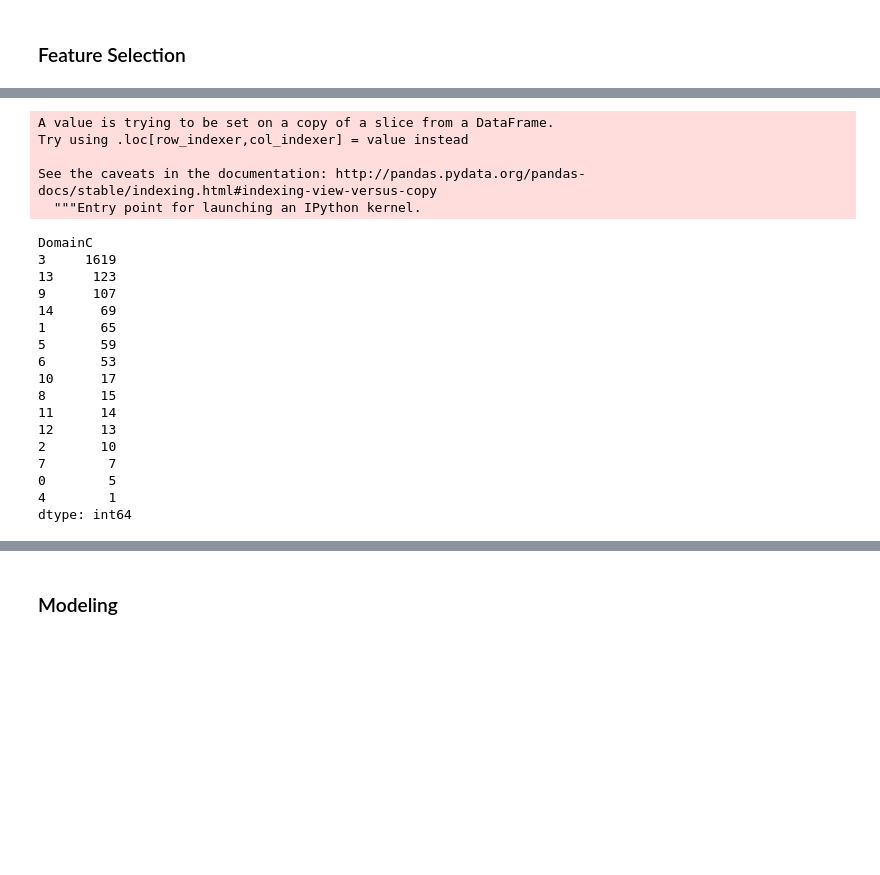
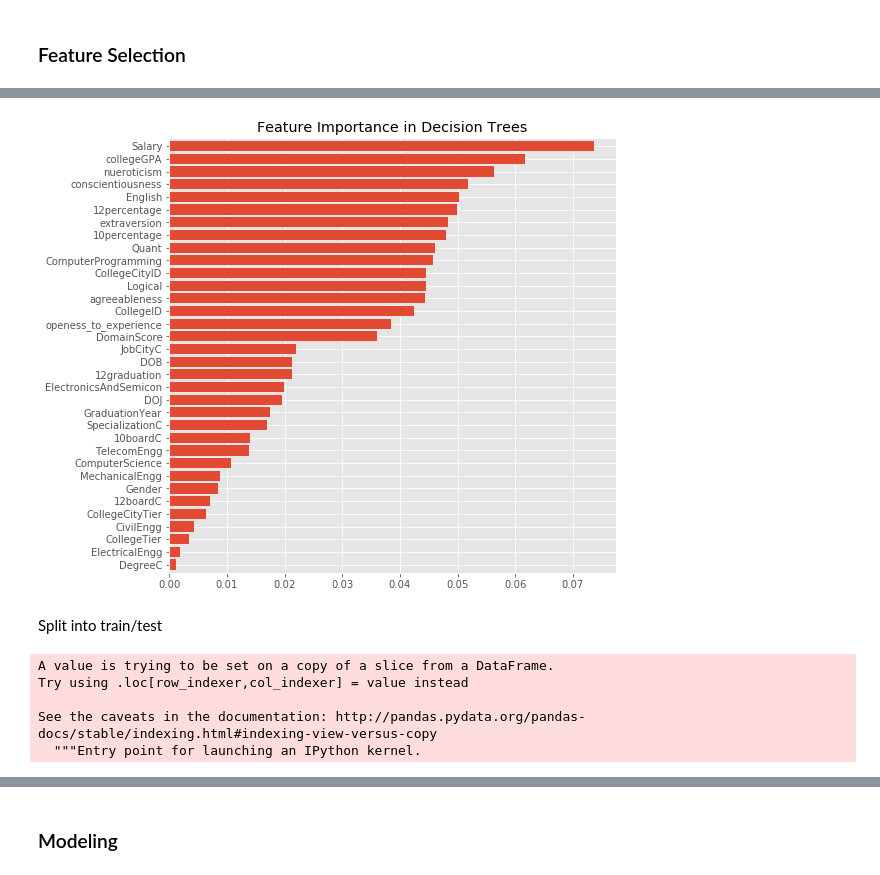
Before and after one commit to sandeeppal1991/AspiringMinds, a Jupyter notebook: Aspiring Minds.ipynb, the cells around one changed output, grey strips where cells are left out. Saved outputs shown, nothing was run; the diff lists cells and outputs as text; code cells hidden in the pictures; blank space fills up the shorter version.

```diff
--- a/Aspiring Minds.ipynb
+++ b/Aspiring Minds.ipynb
@@ -123,0 +161,7 @@ Y = students_filtered_df[['DomainC']]
+# %%
+f,ax=plt.subplots(1,1,figsize=(8,8))
+pd.Series(clf.feature_importances_,students_filtered_df.drop(['DomainC','Domain','ID','DOL','Original Designation','Designation','JobCity','10board','12board','Degree','Specialization','CollegeState'], axis=1).columns).sort_values(ascending=True).plot.barh(width=0.8,ax=ax)
+ax.set_title('Feature Importance in Decision Trees')
+plt.show()
+# %% [output]
+[figure, added]
@@ -124,28 +175,12 @@ Y = students_filtered_df[['DomainC']]
+# %% [markdown]
+Split into train/test
 # %%
 X_train, X_test, Y_train, Y_test = train_test_split(X, Y, test_size=0.3, random_state=0)
 # %%
 X_train['DomainC'] = Y_train['DomainC']
-X_train.groupby(['DomainC']).size().nlargest(15)
 # %% [output]
 A value is trying to be set on a copy of a slice from a DataFrame.
 Try using .loc[row_indexer,col_indexer] = value instead
 
 See the caveats in the documentation: http://pandas.pydata.org/pandas-docs/stable/indexing.html#indexing-view-versus-copy
   """Entry point for launching an IPython kernel.
-DomainC
-3     1619
-13     123
-9      107
-14      69
-1       65
-5       59
-6       53
-10      17
-8       15
-11      14
-12      13
-2       10
-7        7
-0        5
-4        1
-dtype: int64
```
Also changed, not shown: parts of 32 cells of this notebook, 5 other files.
